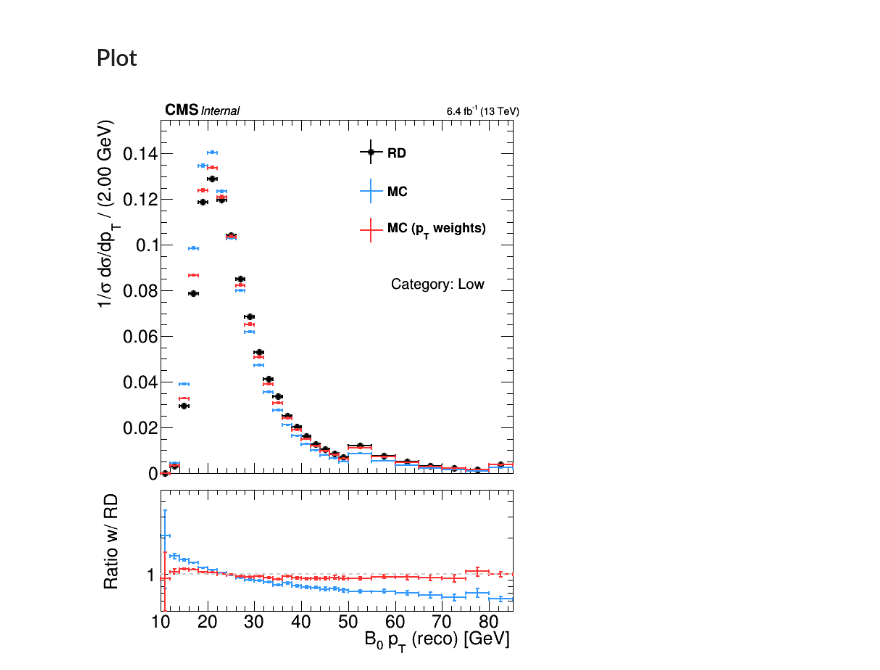
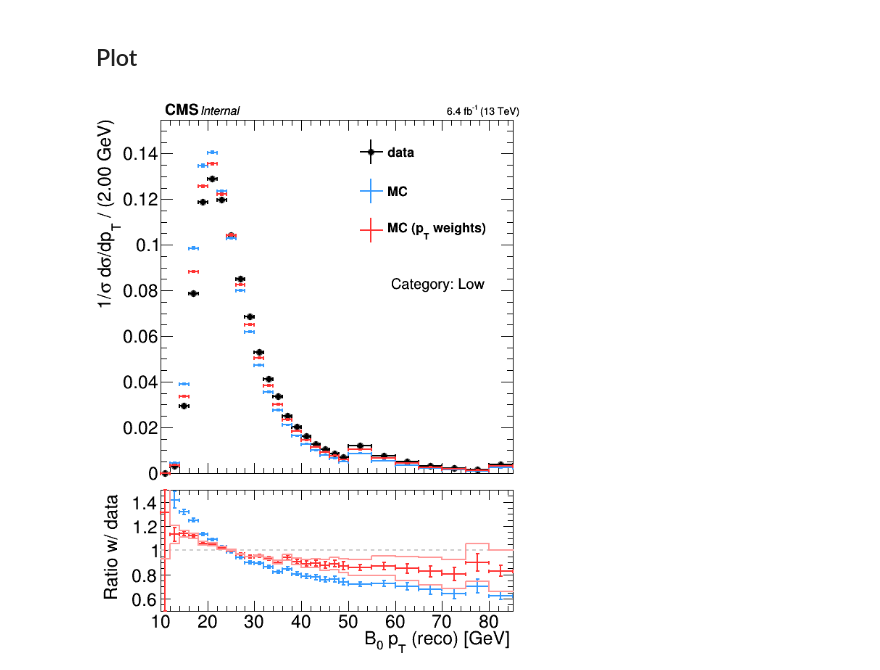
Before and after one commit to ocerri/BPH_RD_Analysis, a Jupyter notebook: analysis/B0_spectrum_calibration_B2JpsiKst_v6.ipynb, the cells around one changed output. Cells and saved outputs as stored; diff of their text form; code cells hidden in the pictures.

```diff
--- a/analysis/B0_spectrum_calibration_B2JpsiKst_v6.ipynb
+++ b/analysis/B0_spectrum_calibration_B2JpsiKst_v6.ipynb
@@ -781,41 +781,58 @@ b = {'Low': array('d', list(np.arange(10, 50, 2)) + list(np.arange(50, 90, 5))),
     }
 
 binWdith = b[cat.name][1] - b[cat.name][0]
-hRD = create_TH1D(dfRDsig['B_pt'], name='hRD', title='RD',
+hRD = create_TH1D(dfRDsig['B_pt'], name='hRD', title='data',
                   axis_title=['B_{0} p_{T} (reco) [GeV]',
                               '1/#sigma d#sigma/dp_{T} / '+'({:.2f} GeV)'.format(binWdith)],
                   binning=b[cat.name],
                   scale_histo='norm',
                   opt='overflow+underflow'
                  )
 hRD.SetMarkerStyle(15)
 
 hMCb = create_TH1D(dfMCsig['B_pt'], name='hMCb',
                   title='MC',
                   weights=dfMCsig['w'],
                   scale_histo='norm', color=0,
                   binning=hRD.binning, opt='overflow+underflow')
 
 hMC = create_TH1D(dfMCsig['B_pt'], name='hMC',
                   weights=dfMCsig['w'] * dfMCsig['wB0pT_C'],
                   title = 'MC (p_{T} weights)',
                   scale_histo='norm', color=1,
                   binning=hRD.binning, opt='overflow+underflow')
 
 CMS_lumi.extraText = '      Internal'
-cf = make_ratio_plot([hRD, hMCb, hMC], ratio_bounds=[0.5, 5], draw_opt='E1')
+cf = make_ratio_plot([hRD, hMCb, hMC], ratio_bounds=[0.5, 1.5], draw_opt='E1')
 CMS_lumi.CMS_lumi(cf, -1, 0)
+cf.leg.SetY2(0.9)
+cf.leg.SetY1(0.6)
+cf.leg.SetX1(0.6)
+
+hUp = create_TH1D(dfMCsig['B_pt'], name='hMCup', weights=dfMCsig['w'] * dfMCsig['wB0pT_Up'],
+                  scale_histo='norm', binning=hRD.binning, opt='overflow+underflow')
+hUp.Divide(hRD)
+hUp.Sumw2(0)
+hUp.SetLineColor(rt.kRed-9)
+hDw = create_TH1D(dfMCsig['B_pt'], name='hMCdw', weights=dfMCsig['w'] * dfMCsig['wB0pT_Down'],
+                  scale_histo='norm', binning=hRD.binning, opt='overflow+underflow')
+hDw.Divide(hRD)
+hDw.Sumw2(0)
+hDw.SetLineColor(rt.kRed-9)
+
+cf.pad2.cd()
+
+hUp.Draw('same')
+hDw.Draw('same')
+
 cf.pad1.SetTopMargin(0.07)
 cf.pad1.SetRightMargin(0.035)
 cf.pad2.SetRightMargin(0.035)
-cf.pad2.SetLogy()
-cf.leg.SetY2(0.9)
-cf.leg.SetY1(0.6)
-cf.leg.SetX1(0.6)
-cf.Draw()
+# cf.pad2.SetLogy()
 
 cf.pad1.cd()
 catText.SetTextSize(0.04)
 catText.DrawLatexNDC(0.9, 0.5, 'Category: {}'.format(cat.name));
+cf.Draw()
 # %% [output]
-[figure, old version]
+[figure, new version]
```
Also changed, not shown: 4 other files.
